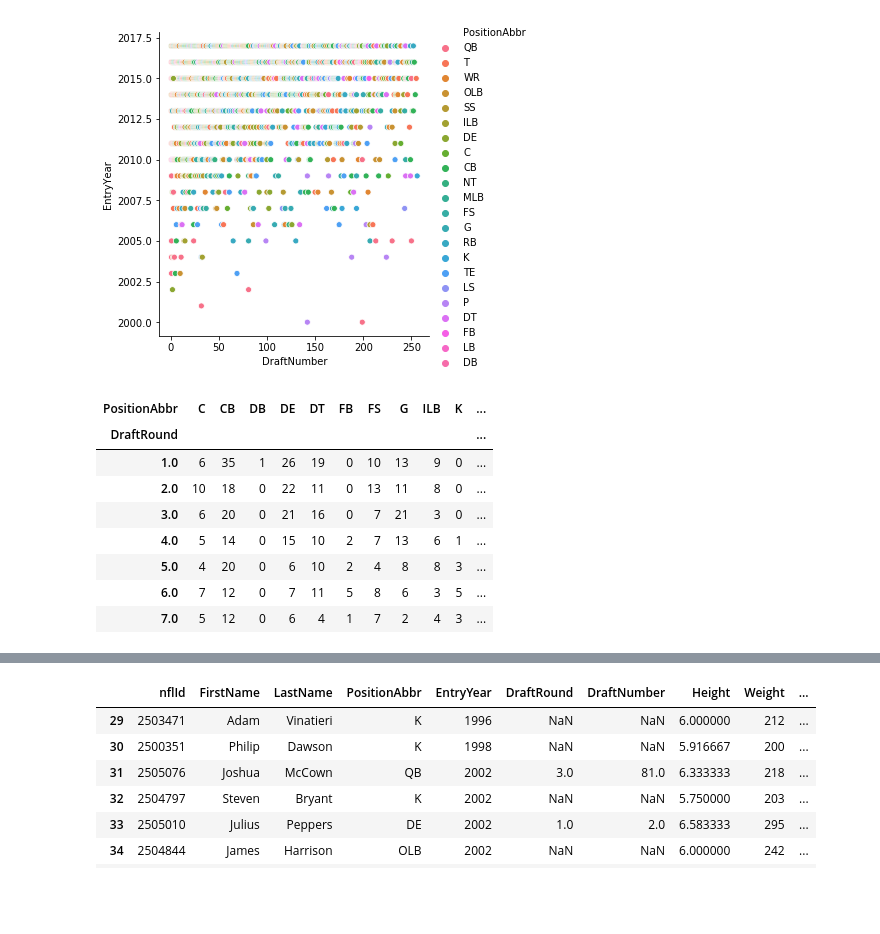
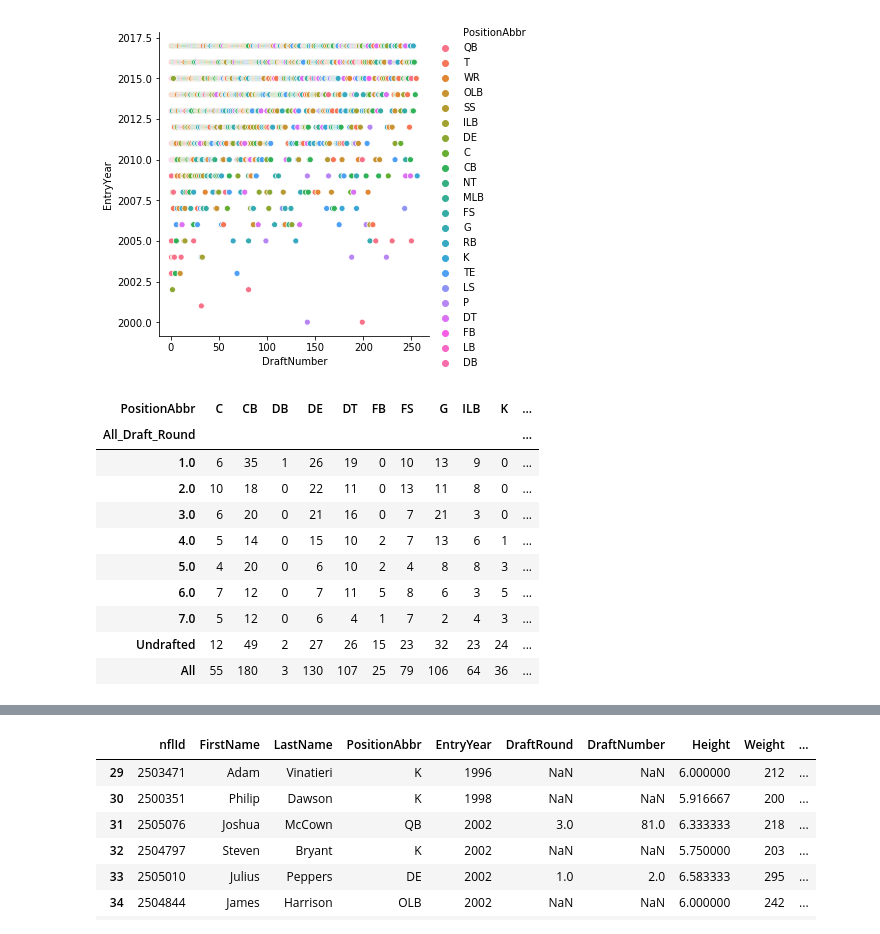
Before and after one commit to donw385/Big-Data-Bowl, a Jupyter notebook: Don_Wang_NFL_Data_Analysis.ipynb, the cells around one changed output, grey strips where cells are left out. Cells and saved outputs as stored; diff of their text form; code cells hidden in the pictures; blank space fills up the shorter version.

```diff
--- a/Don_Wang_NFL_Data_Analysis.ipynb
+++ b/Don_Wang_NFL_Data_Analysis.ipynb
@@ -82,0 +95,2 @@ players.head()
+# %%
+players['All_Draft_Round'] = players['DraftRound'].fillna('Undrafted')
@@ -85,11 +103,11 @@ sns.relplot(x='DraftNumber', y='EntryYear', hue='PositionAbbr', data=players);
 # %% [output]
 [figure]
 # %%
-player_summary = pd.crosstab(players['DraftRound'],players['PositionAbbr'])
+player_summary = pd.crosstab(players['All_Draft_Round'],players['PositionAbbr'], margins=True)
 player_summary
 # %% [output]
 | PositionAbbr | C | CB | DB | DE | DT | FB | FS | G | ILB | K | ... |
-| DraftRound |  |  |  |  |  |  |  |  |  |  | ... |
+| All_Draft_Round |  |  |  |  |  |  |  |  |  |  | ... |
 | 1.0 | 6 | 35 | 1 | 26 | 19 | 0 | 10 | 13 | 9 | 0 | ... |
 | 2.0 | 10 | 18 | 0 | 22 | 11 | 0 | 13 | 11 | 8 | 0 | ... |
 | 3.0 | 6 | 20 | 0 | 21 | 16 | 0 | 7 | 21 | 3 | 0 | ... |
@@ -97,3 +115,5 @@ player_summary
 | 5.0 | 4 | 20 | 0 | 6 | 10 | 2 | 4 | 8 | 8 | 3 | ... |
 | 6.0 | 7 | 12 | 0 | 7 | 11 | 5 | 8 | 6 | 3 | 5 | ... |
 | 7.0 | 5 | 12 | 0 | 6 | 4 | 1 | 7 | 2 | 4 | 3 | ... |
+| Undrafted | 12 | 49 | 2 | 27 | 26 | 15 | 23 | 32 | 23 | 24 | ... |
+| All | 55 | 180 | 3 | 130 | 107 | 25 | 79 | 106 | 64 | 36 | ... |
```
Also changed, not shown: parts of 5 cells of this notebook.
